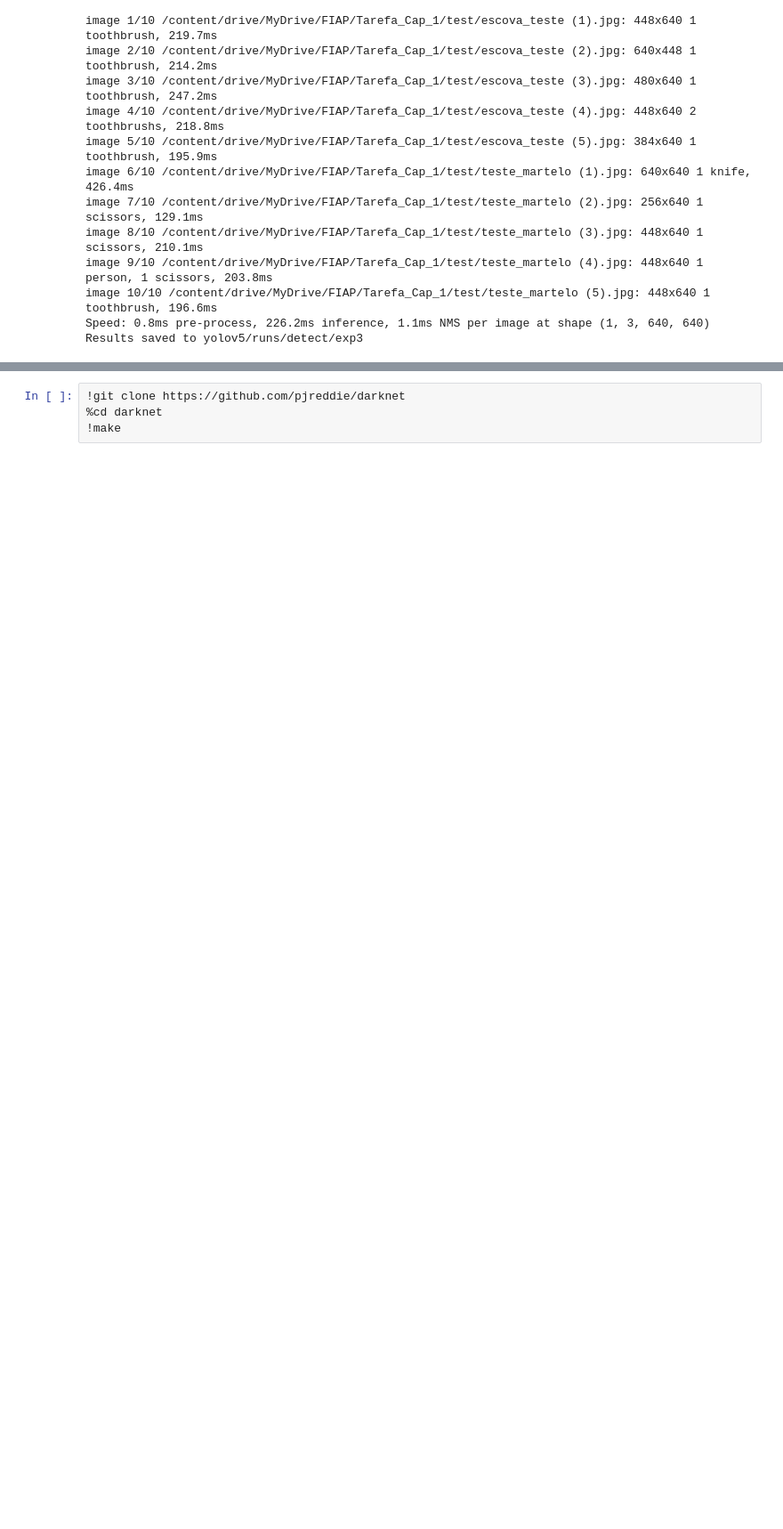
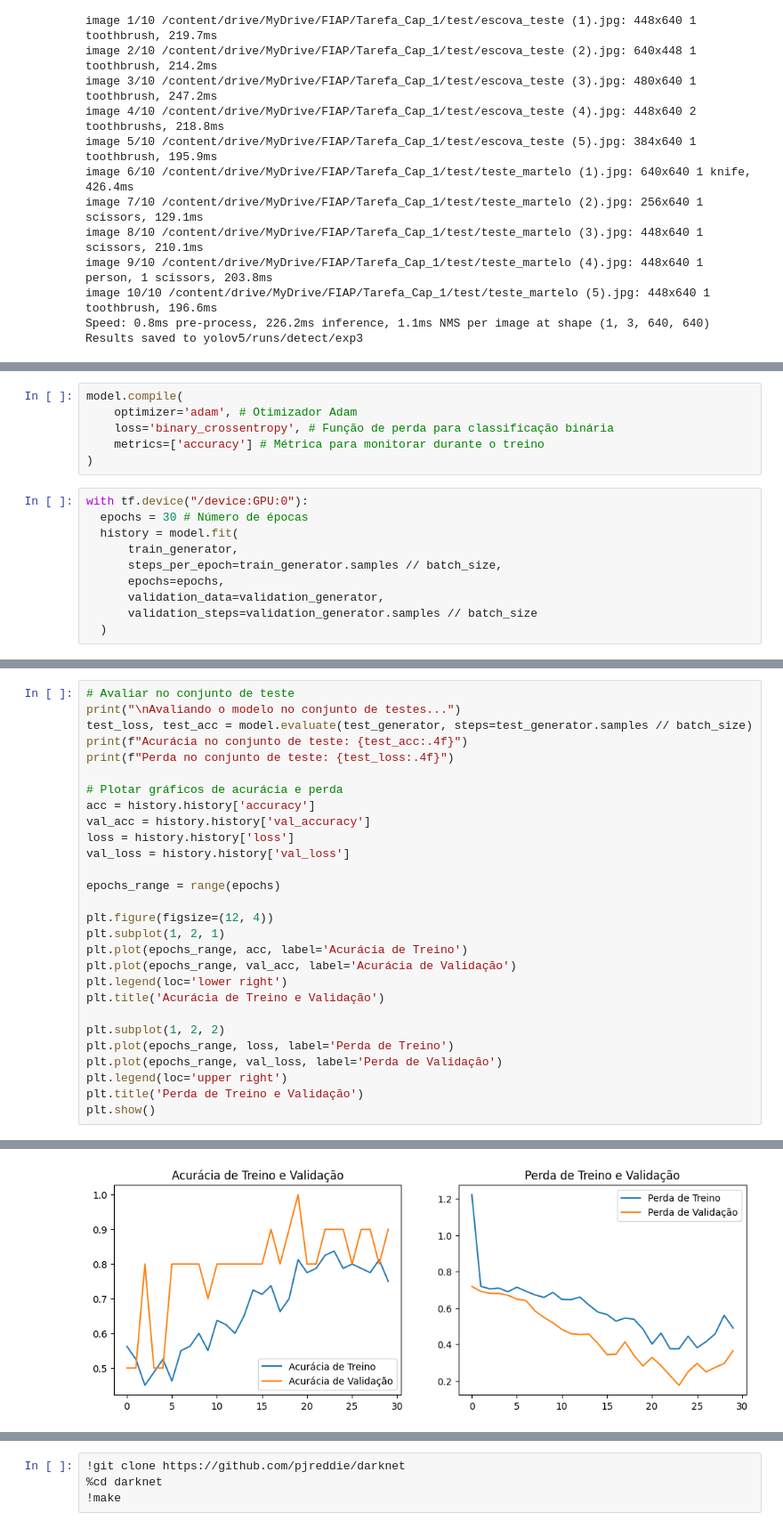
Before and after one commit to Luiz-FIAP/Fase_06_Cap_1_Despertar_da_Rede_Neural, a Jupyter notebook: treino.ipynb, the cells around one changed output, grey strips where cells are left out. Shown at 89% size. Cells and saved outputs as stored; diff of their text form; blank space fills up the shorter version.

```diff
--- a/treino.ipynb
+++ b/treino.ipynb
@@ -325,0 +389,16 @@ ValueError: No images found in directory /content/drive/MyDrive/FIAP/Tarefa_Cap_
+# %%
+model.compile(
+    optimizer='adam', # Otimizador Adam
+    loss='binary_crossentropy', # Função de perda para classificação binária
+    metrics=['accuracy'] # Métrica para monitorar durante o treino
+)
+# %%
+with tf.device("/device:GPU:0"):
+  epochs = 30 # Número de épocas
+  history = model.fit(
+      train_generator,
+      steps_per_epoch=train_generator.samples // batch_size,
+      epochs=epochs,
+      validation_data=validation_generator,
+      validation_steps=validation_generator.samples // batch_size
+  )
@@ -325,0 +423,29 @@ ValueError: No images found in directory /content/drive/MyDrive/FIAP/Tarefa_Cap_
+# %%
+# Avaliar no conjunto de teste
+print("\nAvaliando o modelo no conjunto de testes...")
+test_loss, test_acc = model.evaluate(test_generator, steps=test_generator.samples // batch_size)
+print(f"Acurácia no conjunto de teste: {test_acc:.4f}")
+print(f"Perda no conjunto de teste: {test_loss:.4f}")
+
+# Plotar gráficos de acurácia e perda
+acc = history.history['accuracy']
+val_acc = history.history['val_accuracy']
+loss = history.history['loss']
+val_loss = history.history['val_loss']
+
+epochs_range = range(epochs)
+
+plt.figure(figsize=(12, 4))
+plt.subplot(1, 2, 1)
+plt.plot(epochs_range, acc, label='Acurácia de Treino')
+plt.plot(epochs_range, val_acc, label='Acurácia de Validação')
+plt.legend(loc='lower right')
+plt.title('Acurácia de Treino e Validação')
+
+plt.subplot(1, 2, 2)
+plt.plot(epochs_range, loss, label='Perda de Treino')
+plt.plot(epochs_range, val_loss, label='Perda de Validação')
+plt.legend(loc='upper right')
+plt.title('Perda de Treino e Validação')
+plt.show()
+# %% [output]
@@ -325,0 +456 @@ ValueError: No images found in directory /content/drive/MyDrive/FIAP/Tarefa_Cap_
+[figure, added]
```
Also changed, not shown: parts of 20 cells of this notebook.
